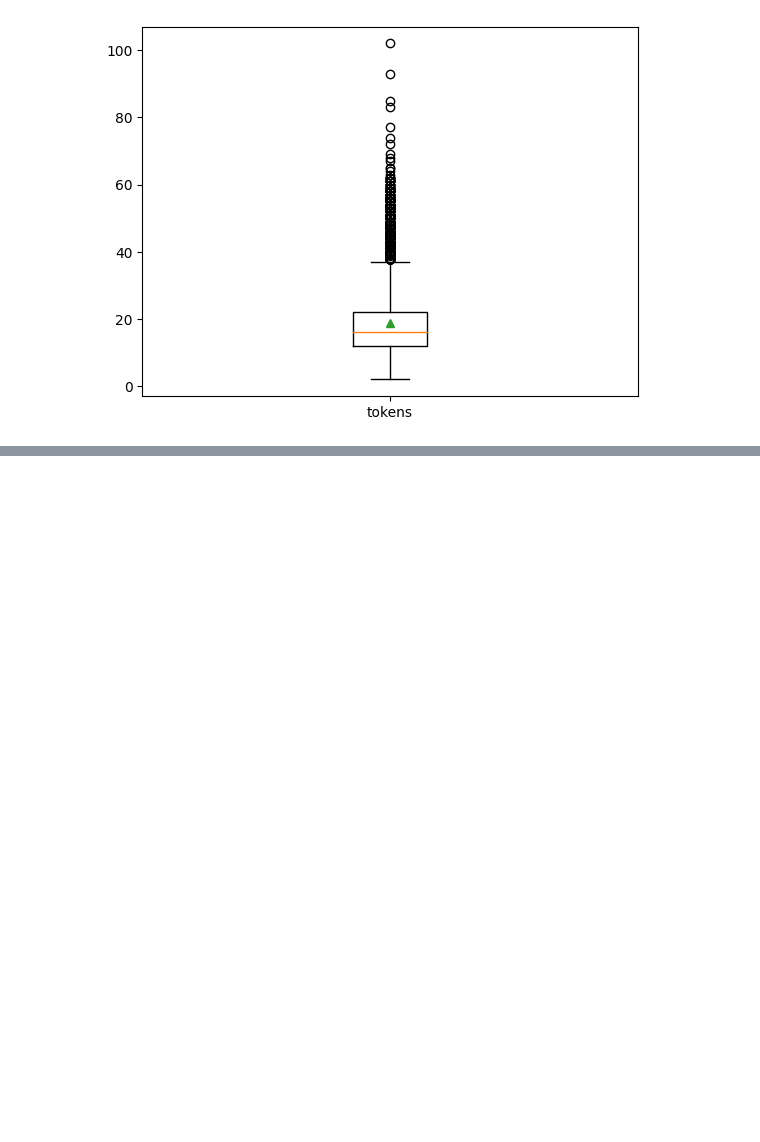
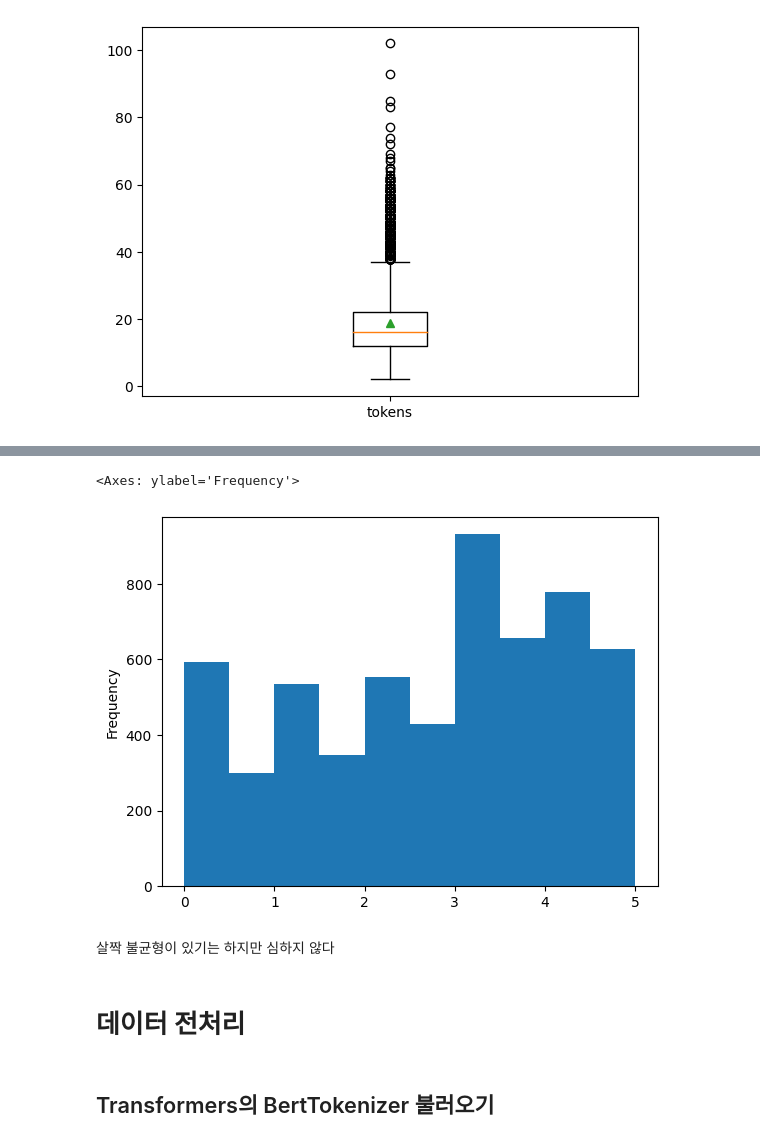
Before and after one commit to DonghaeSuh/NLP_Pytorch, a Jupyter notebook: Model/BERT/BERT_STS.ipynb, the cells around one changed output, grey strips where cells are left out. Drawn from its saved outputs; the diff is of its cells as text; code cells hidden in the pictures; blank space fills up the shorter version.

```diff
--- a/Model/BERT/BERT_STS.ipynb
+++ b/Model/BERT/BERT_STS.ipynb
@@ -151,0 +176,11 @@ plt.show()
+# %%
+train_df.score.plot(kind='hist')
+# %% [output]
+<Axes: ylabel='Frequency'>
+[figure, added]
+# %% [markdown]
+살짝 불균형이 있기는 하지만 심하지 않다
+# %% [markdown]
+# 데이터 전처리
+# %% [markdown]
+## Transformers의 BertTokenizer 불러오기
```
Also changed, not shown: parts of 27 cells of this notebook.
